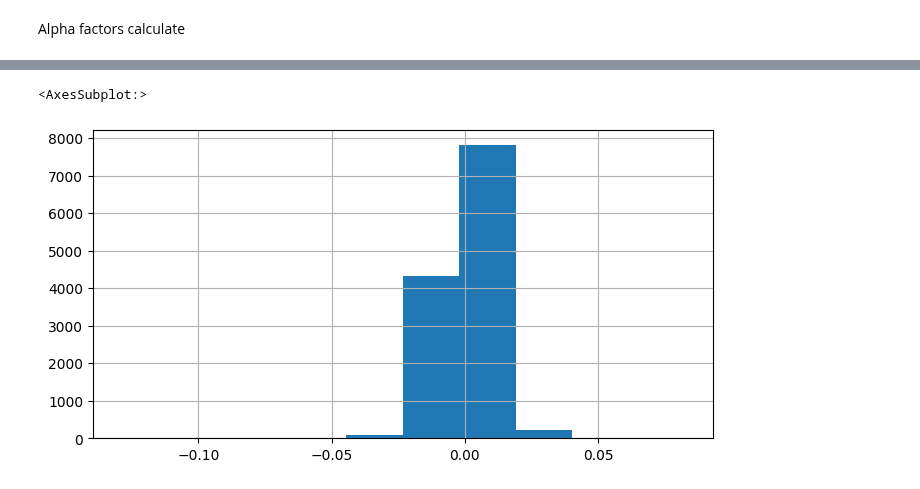
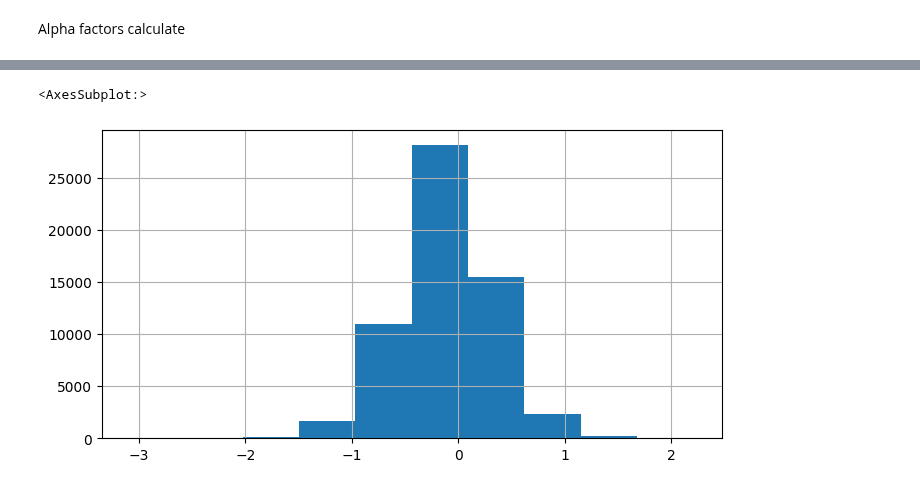
Before and after one commit to JiaRuiming-1/AI-Trading, a Jupyter notebook: alpha_factor/Alpha_191.ipynb, the cells around one changed output, grey strips where cells are left out. Cells and saved outputs as stored; diff of their text form; code cells hidden in the pictures.

```diff
--- a/alpha_factor/Alpha_191.ipynb
+++ b/alpha_factor/Alpha_191.ipynb
@@ -465,2 +354,8 @@ tmp.plot(title=name, grid=True)
+# %%
+rescale_universe['alpha_190'] = rescale_universe['alpha_190'].replace([-np.inf, np.inf], 0)
+rescale_universe['alpha_190'].hist()
+# %% [output]
+<AxesSubplot:>
+[figure, added]
 # %%
 #universe.loc[universe.ts_code=='603538.SH'][['amount','volume','vwap']]
@@ -468,5 +363,2 @@ universe.loc[universe.ts_code=='603538.SH'][['close','volume']]
 # %%
-universe.alpha_022.hist()
+universe.alpha_030.hist()
-# %% [output]
-<AxesSubplot:>
-[figure, removed]
```
Also changed, not shown: parts of 16 cells of this notebook, 1 other file.
